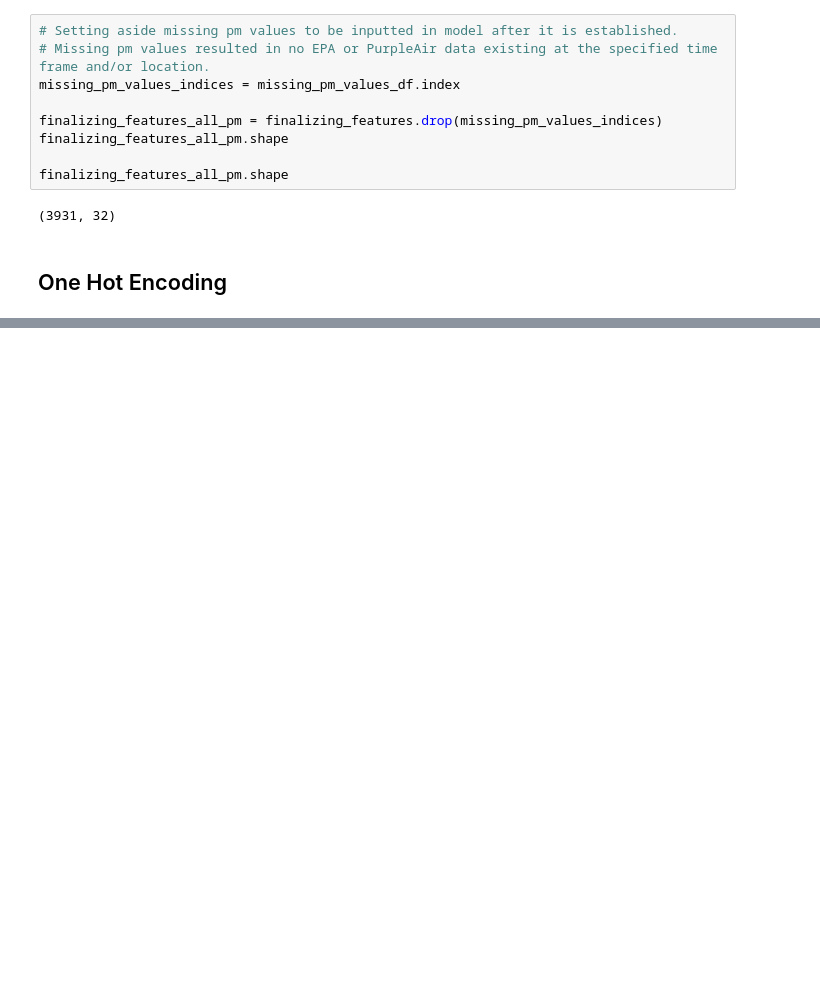
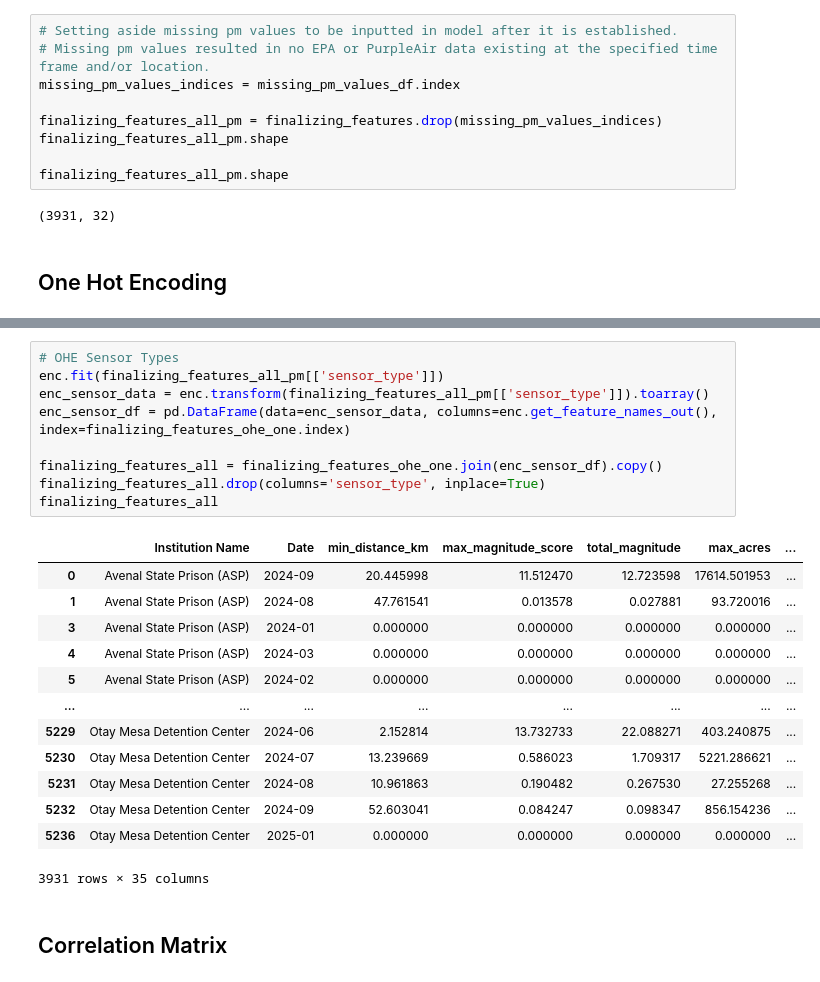
Before and after one commit to allisonsibrian/ca-wildfire-pollution-prison-project, a Jupyter notebook: pre_analysis_final_cleaning.ipynb, the cells around one changed output, grey strips where cells are left out. Saved outputs shown, nothing was run; the diff lists cells and outputs as text; blank space fills up the shorter version.

```diff
--- a/pre_analysis_final_cleaning.ipynb
+++ b/pre_analysis_final_cleaning.ipynb
@@ -177,0 +202,25 @@ finalizing_features_all_pm.shape
+# %%
+# OHE Sensor Types
+enc.fit(finalizing_features_all_pm[['sensor_type']])
+enc_sensor_data = enc.transform(finalizing_features_all_pm[['sensor_type']]).toarray()
+enc_sensor_df = pd.DataFrame(data=enc_sensor_data, columns=enc.get_feature_names_out(), index=finalizing_features_ohe_one.index)
+
+finalizing_features_all = finalizing_features_ohe_one.join(enc_sensor_df).copy()
+finalizing_features_all.drop(columns='sensor_type', inplace=True)
+finalizing_features_all
+# %% [output]
+|  | Institution Name | Date | min_distance_km | max_magnitude_score | total_magnitude | max_acres | ... |
+| 0 | Avenal State Prison (ASP) | 2024-09 | 20.445998 | 11.512470 | 12.723598 | 17614.501953 | ... |
+| 1 | Avenal State Prison (ASP) | 2024-08 | 47.761541 | 0.013578 | 0.027881 | 93.720016 | ... |
+| 3 | Avenal State Prison (ASP) | 2024-01 | 0.000000 | 0.000000 | 0.000000 | 0.000000 | ... |
+| 4 | Avenal State Prison (ASP) | 2024-03 | 0.000000 | 0.000000 | 0.000000 | 0.000000 | ... |
+| 5 | Avenal State Prison (ASP) | 2024-02 | 0.000000 | 0.000000 | 0.000000 | 0.000000 | ... |
+| ... | ... | ... | ... | ... | ... | ... | ... |
+| 5229 | Otay Mesa Detention Center | 2024-06 | 2.152814 | 13.732733 | 22.088271 | 403.240875 | ... |
+| 5230 | Otay Mesa Detention Center | 2024-07 | 13.239669 | 0.586023 | 1.709317 | 5221.286621 | ... |
+| 5231 | Otay Mesa Detention Center | 2024-08 | 10.961863 | 0.190482 | 0.267530 | 27.255268 | ... |
+| 5232 | Otay Mesa Detention Center | 2024-09 | 52.603041 | 0.084247 | 0.098347 | 856.154236 | ... |
+| 5236 | Otay Mesa Detention Center | 2025-01 | 0.000000 | 0.000000 | 0.000000 | 0.000000 | ... |
+3931 rows × 35 columns
+# %% [markdown]
+## Correlation Matrix
```
Also changed, not shown: parts of 1 cell of this notebook.
